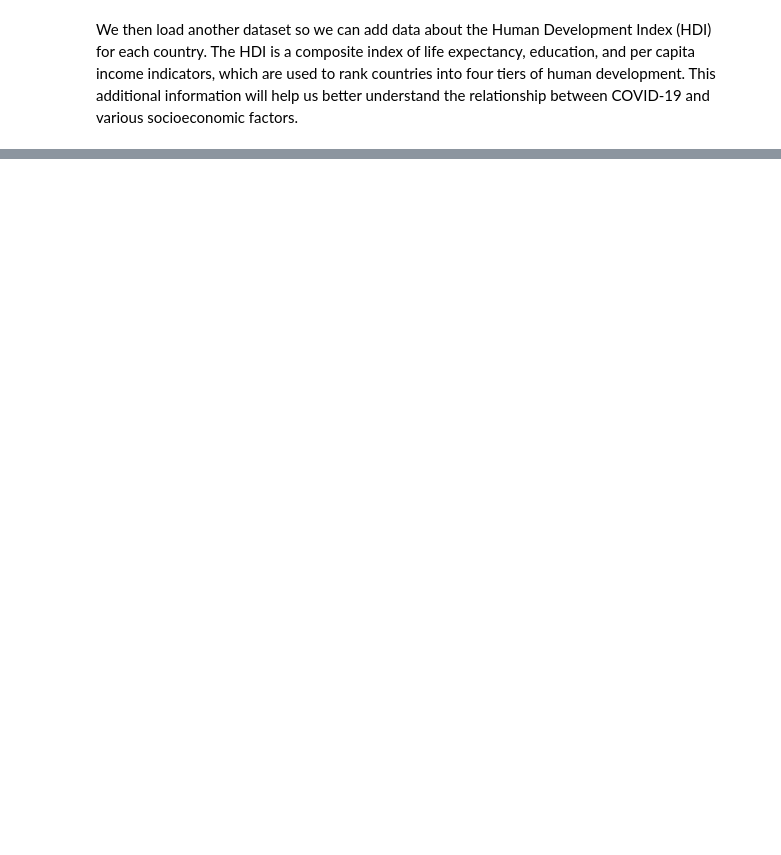
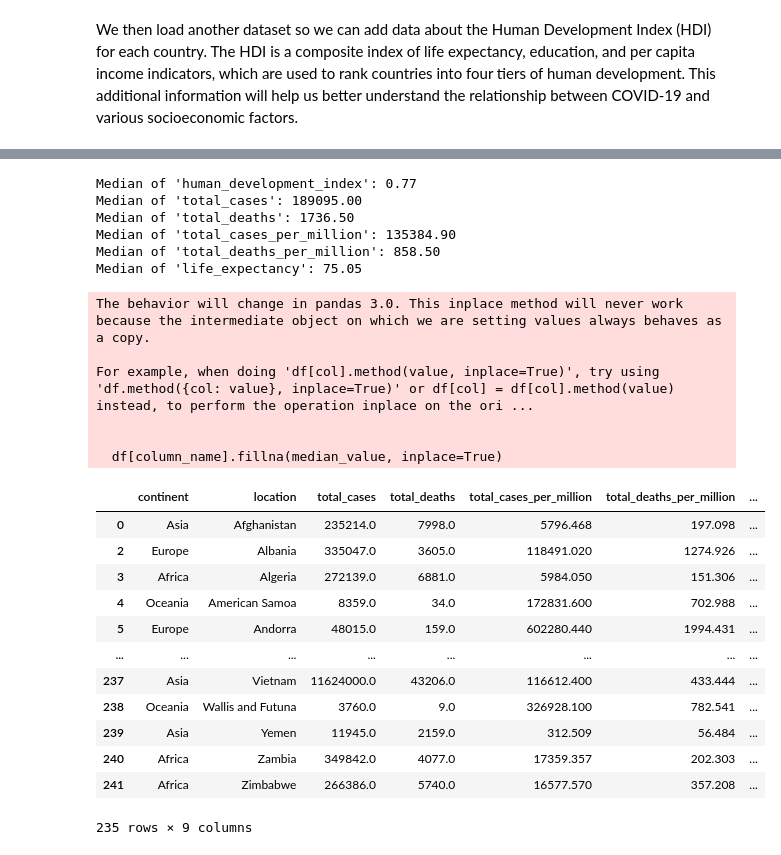
Before and after one commit to KamiStolt/BI-eksamen, a Jupyter notebook: Eksamen/BI_exam.ipynb, the cells around one changed output, grey strips where cells are left out. Cells and saved outputs as stored; diff of their text form; code cells hidden in the pictures; blank space fills up the shorter version.

```diff
--- a/Eksamen/BI_exam.ipynb
+++ b/Eksamen/BI_exam.ipynb
@@ -530,0 +728,15 @@ COVID dataframe shape after removing both some columns and rows: (242, 31)
+# %%
+# Map the territory to its sovereign country:
+df_covid_cleaned['hdi_source_country'] = df_covid_cleaned['location'].map(territory_to_country)
+# %%
+# Create a lookup for HDI values of sovereign countries
+hdi_lookup = df_covid_cleaned.set_index('location')['human_development_index'].to_dict()
+# %%
+# Fill missing HDI values with the sovereign country’s HDI
+df_covid_cleaned['human_development_index'] = df_covid_cleaned.apply(
+    lambda row: hdi_lookup.get(row['hdi_source_country'], row['human_development_index'])
+    if pd.isna(row['human_development_index']) else row['human_development_index'],
+    axis=1
+)
+
+df_covid_cleaned.drop(columns=['hdi_source_country'], inplace=True)
@@ -530,0 +767,37 @@ COVID dataframe shape after removing both some columns and rows: (242, 31)
+# %%
+# Replace missing HDI values for Nauru and Somalia and impute North Korea with median value
+replace_cell(df_covid_cleaned, df_covid_cleaned['location'] == 'Nauru', 'human_development_index', 0.692)
+replace_cell(df_covid_cleaned, df_covid_cleaned['location'] == 'Somalia', 'human_development_index', 0.385)
+fill_na_with_median(df_covid_cleaned, "human_development_index")
+fill_na_with_median(df_covid_cleaned, "total_cases")
+fill_na_with_median(df_covid_cleaned, "total_deaths")
+fill_na_with_median(df_covid_cleaned, "total_cases_per_million")
+fill_na_with_median(df_covid_cleaned, "total_deaths_per_million")
+fill_na_with_median(df_covid_cleaned, "life_expectancy")
+df_covid_cleaned
+# %% [output]
+Median of 'human_development_index': 0.77
+Median of 'total_cases': 189095.00
+Median of 'total_deaths': 1736.50
+Median of 'total_cases_per_million': 135384.90
+Median of 'total_deaths_per_million': 858.50
+Median of 'life_expectancy': 75.05
+The behavior will change in pandas 3.0. This inplace method will never work because the intermediate object on which we are setting values always behaves as a copy.
+
+For example, when doing 'df[col].method(value, inplace=True)', try using 'df.method({col: value}, inplace=True)' or df[col] = df[col].method(value) instead, to perform the operation inplace on the ori ...
+
+
+  df[column_name].fillna(median_value, inplace=True)
+|  | continent | location | total_cases | total_deaths | total_cases_per_million | total_deaths_per_million | ... |
+| 0 | Asia | Afghanistan | 235214.0 | 7998.0 | 5796.468 | 197.098 | ... |
+| 2 | Europe | Albania | 335047.0 | 3605.0 | 118491.020 | 1274.926 | ... |
+| 3 | Africa | Algeria | 272139.0 | 6881.0 | 5984.050 | 151.306 | ... |
+| 4 | Oceania | American Samoa | 8359.0 | 34.0 | 172831.600 | 702.988 | ... |
+| 5 | Europe | Andorra | 48015.0 | 159.0 | 602280.440 | 1994.431 | ... |
+| ... | ... | ... | ... | ... | ... | ... | ... |
+| 237 | Asia | Vietnam | 11624000.0 | 43206.0 | 116612.400 | 433.444 | ... |
+| 238 | Oceania | Wallis and Futuna | 3760.0 | 9.0 | 326928.100 | 782.541 | ... |
+| 239 | Asia | Yemen | 11945.0 | 2159.0 | 312.509 | 56.484 | ... |
+| 240 | Africa | Zambia | 349842.0 | 4077.0 | 17359.357 | 202.303 | ... |
+| 241 | Africa | Zimbabwe | 266386.0 | 5740.0 | 16577.570 | 357.208 | ... |
+235 rows × 9 columns
```
Also changed, not shown: parts of 42 cells of this notebook.
